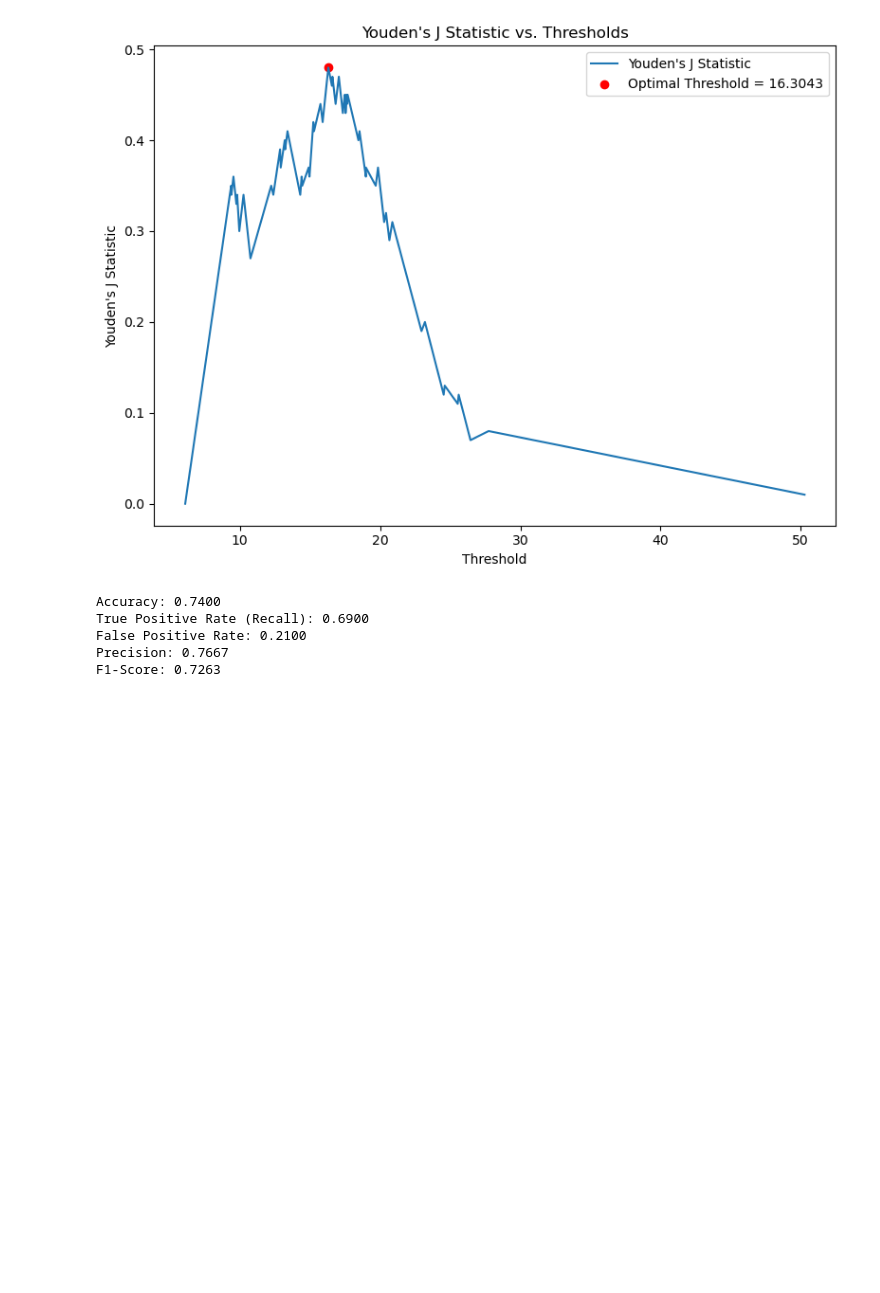
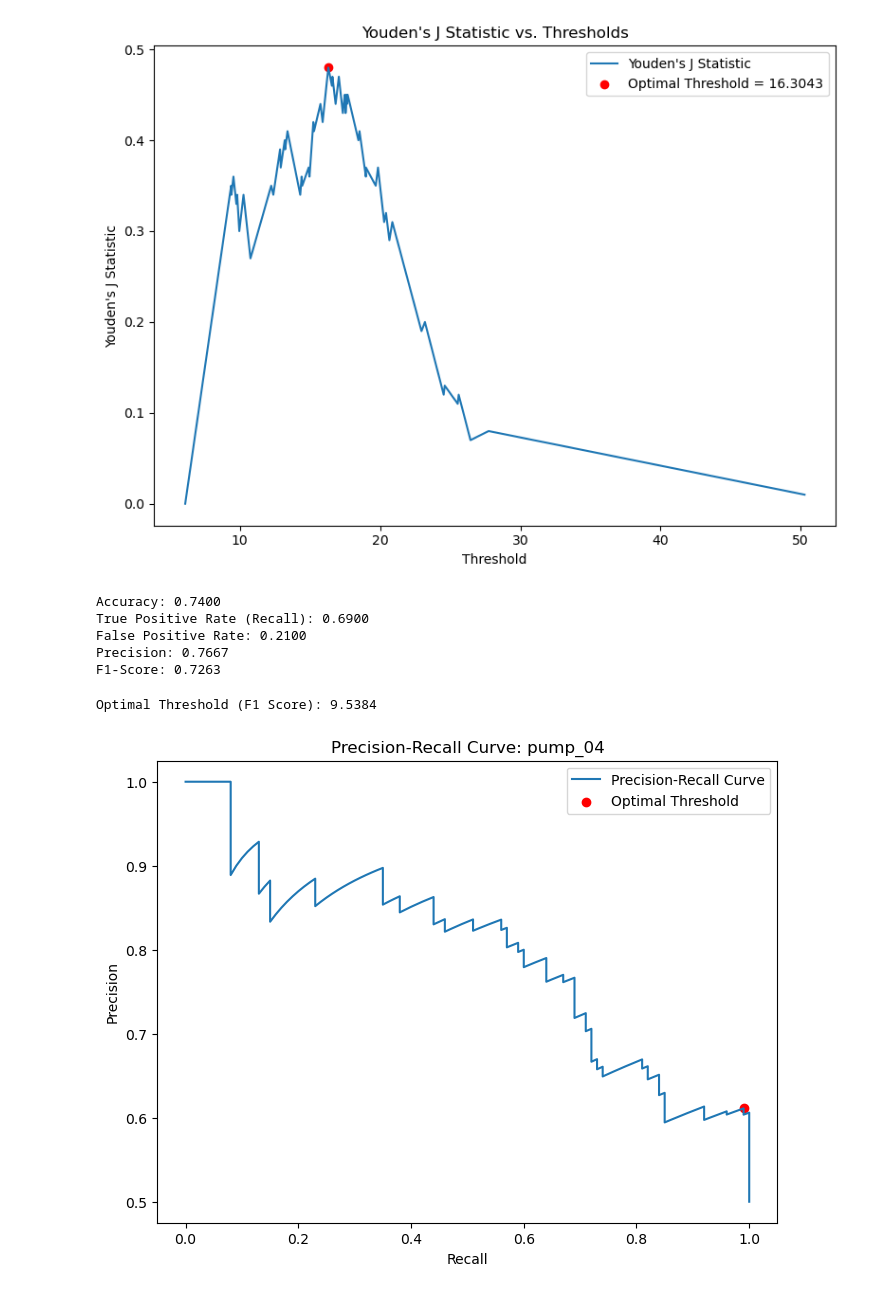
Before and after one commit to j0shcd/ml4pm, a Jupyter notebook: assignment_2/assignment_2.ipynb, the cells around one changed output. Drawn from its saved outputs; the diff is of its cells as text; code cells hidden in the pictures; blank space fills up the shorter version.

Commit message:
added max F1 score threshold

```diff
--- a/assignment_2/assignment_2.ipynb
+++ b/assignment_2/assignment_2.ipynb
@@ -827,3 +817,50 @@ True Positive Rate (Recall): 0.6900
 False Positive Rate: 0.2100
 Precision: 0.7667
 F1-Score: 0.7263
+# %%
+def compute_best_threshold_F1(y_true, y_scores):
+    precision, recall, thresholds = metrics.precision_recall_curve(y_true, y_scores)
+
+    f1_scores = 2 * (precision * recall) / (precision + recall + 1e-10)
+
+    # Adjust thresholds array (precision_recall_curve returns thresholds of length n-1)
+    thresholds = np.append(thresholds, 1.0)  # Append a dummy threshold for the last point
+
+    # Find the threshold that maximizes the F1 score
+    optimal_idx = np.argmax(f1_scores)
+    optimal_threshold = thresholds[optimal_idx]
+    print(f"Optimal Threshold (F1 Score): {optimal_threshold:.4f}")
+
+    return precision, recall, thresholds, f1_scores, optimal_threshold, optimal_idx
+# %%
+def plot_precision_recall_with_F1(precision, recall, f1_scores, optimal_idx, MACHINE, title='Precision-Recall Curve'):
+    plt.figure(figsize=(8, 6))
+    plt.plot(recall, precision, label='Precision-Recall Curve')
+    plt.scatter(recall[optimal_idx], precision[optimal_idx], color='red', label='Optimal Threshold')
+    plt.title(f'{title}: {MACHINE}')
+    plt.xlabel('Recall')
+    plt.ylabel('Precision')
+    plt.legend()
+    plt.show()
+
+def plot_roc_with_optimal_F1(fpr, tpr, roc_auc, optimal_threshold, y_true, y_scores, MACHINE, title='ROC Curve'):
+    y_pred = (y_scores >= optimal_threshold).astype(int)
+    tn, fp, fn, tp = metrics.confusion_matrix(y_true, y_pred).ravel()
+    FPR_optimal = fp / (fp + tn)
+    TPR_optimal = tp / (tp + fn)
+
+    plt.figure(figsize=(8, 6))
+    plt.plot(fpr, tpr, label=f'Autoencoder (AUC = {roc_auc:.4f})')
+    plt.plot([0, 1], [0, 1], 'k--', label='Random Guess')
+    plt.scatter(FPR_optimal, TPR_optimal, color='red', label='Optimal Threshold')
+    plt.title(f'{title}: {MACHINE}')
+    plt.xlabel('False Positive Rate')
+    plt.ylabel('True Positive Rate (Recall)')
+    plt.legend()
+    plt.show()
+# %%
+precision, recall, thresholds, f1_scores, optimal_threshold, optimal_idx = compute_best_threshold_F1(y_true, y_scores)
+plot_precision_recall_with_F1(precision, recall, f1_scores, optimal_idx, MACHINE)
+# %% [output]
+Optimal Threshold (F1 Score): 9.5384
+[figure, added]
```
Also changed, not shown: parts of 12 cells of this notebook.
